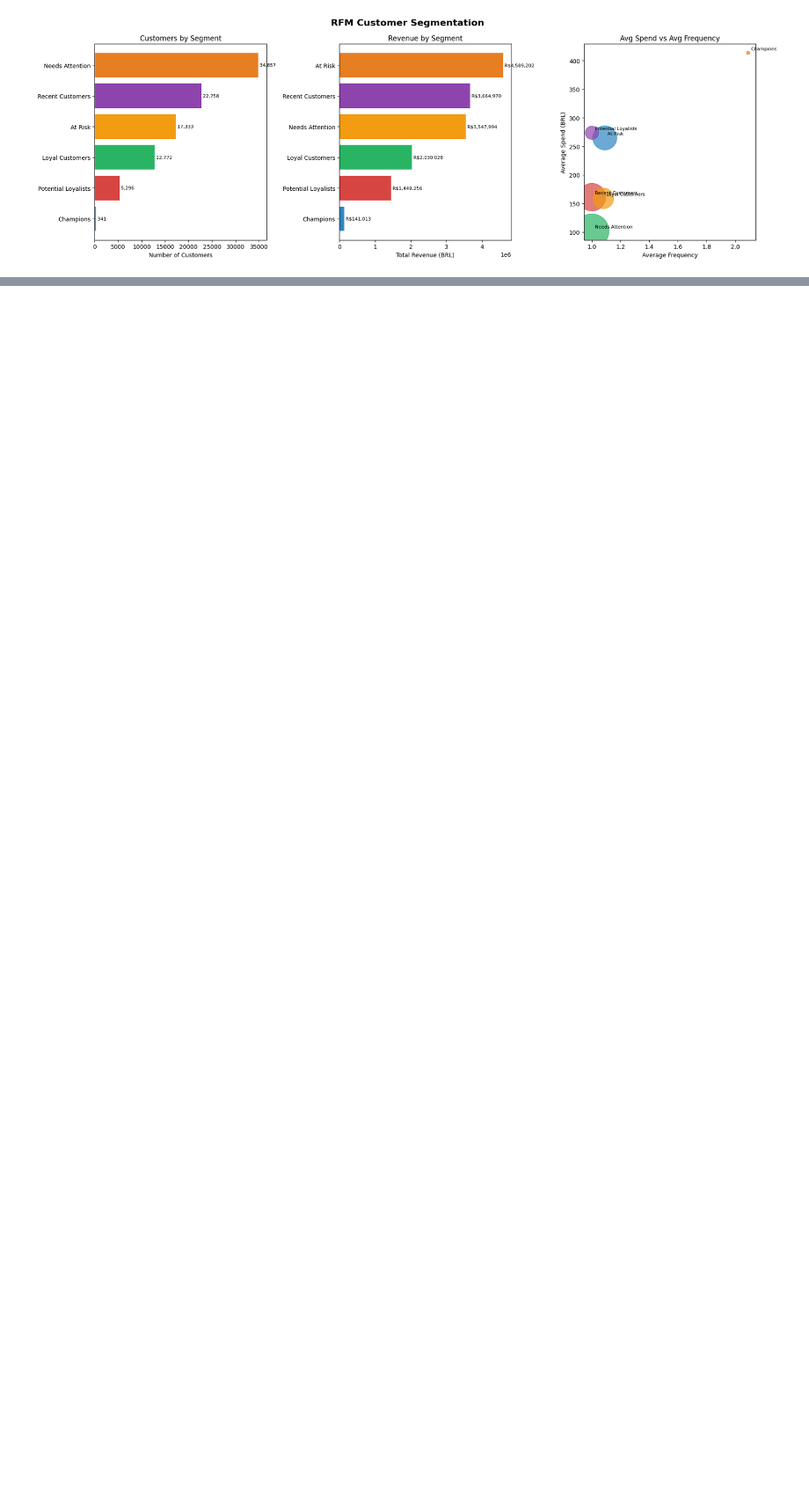
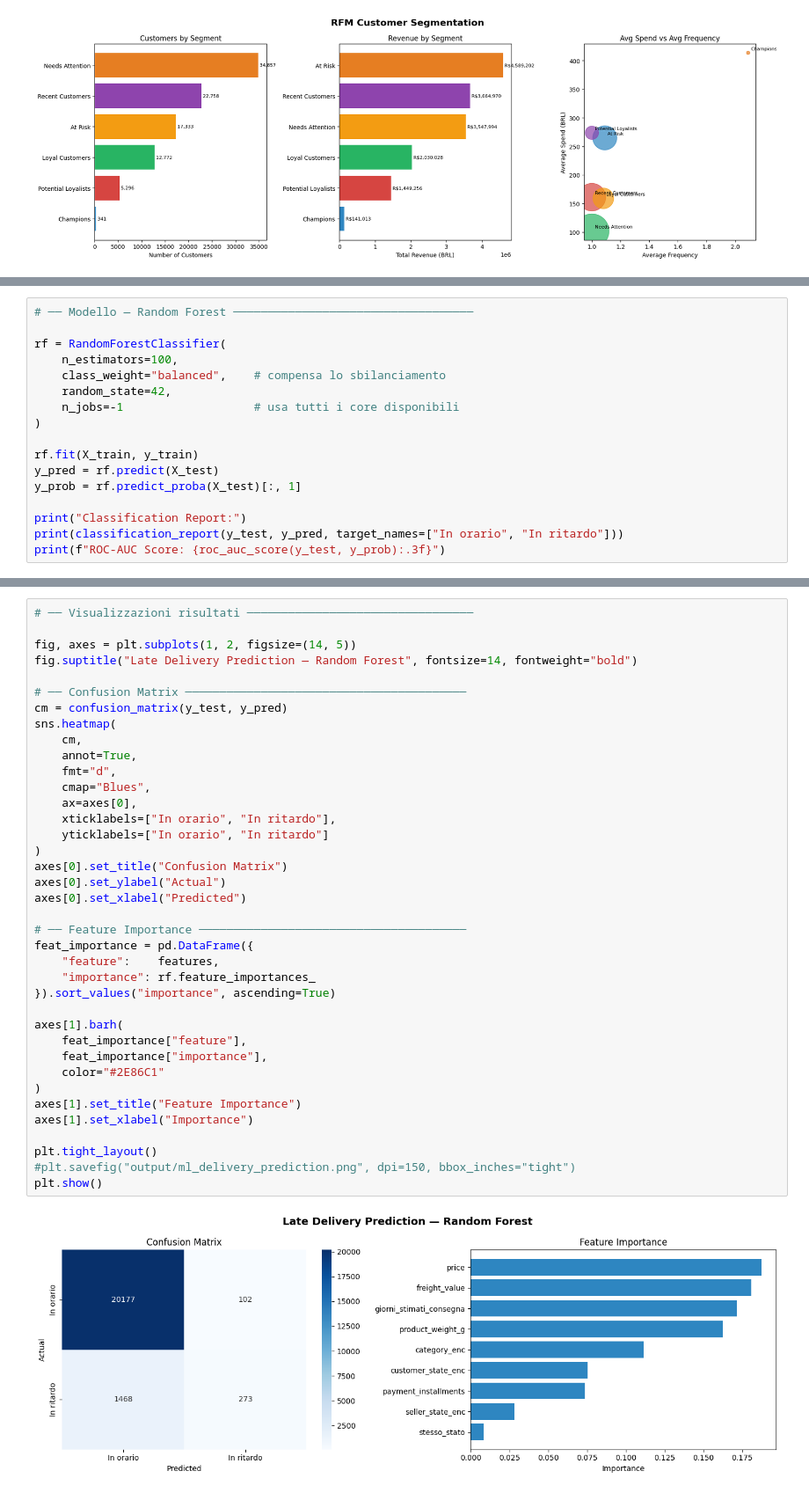
Before and after one commit to marinoalfonso/olist-ecommerce-analysis, a Jupyter notebook: notebooks/analysis.ipynb, the cells around one changed output, grey strips where cells are left out. Shown at 88% size. Drawn from its saved outputs; the diff is of its cells as text; blank space fills up the shorter version.

Commit message:
Add classification model

```diff
--- a/notebooks/analysis.ipynb
+++ b/notebooks/analysis.ipynb
@@ -371,0 +501,17 @@ plt.show()
+# %%
+# ── Modello — Random Forest ───────────────────────────────────
+
+rf = RandomForestClassifier(
+    n_estimators=100,
+    class_weight="balanced",    # compensa lo sbilanciamento
+    random_state=42,
+    n_jobs=-1                   # usa tutti i core disponibili
+)
+
+rf.fit(X_train, y_train)
+y_pred = rf.predict(X_test)
+y_prob = rf.predict_proba(X_test)[:, 1]
+
+print("Classification Report:")
+print(classification_report(y_test, y_pred, target_names=["In orario", "In ritardo"]))
+print(f"ROC-AUC Score: {roc_auc_score(y_test, y_prob):.3f}")
@@ -371,0 +573,40 @@ plt.show()
+# %%
+# ── Visualizzazioni risultati ─────────────────────────────────
+
+fig, axes = plt.subplots(1, 2, figsize=(14, 5))
+fig.suptitle("Late Delivery Prediction — Random Forest", fontsize=14, fontweight="bold")
+
+# ── Confusion Matrix ─────────────────────────────────────────
+cm = confusion_matrix(y_test, y_pred)
+sns.heatmap(
+    cm,
+    annot=True,
+    fmt="d",
+    cmap="Blues",
+    ax=axes[0],
+    xticklabels=["In orario", "In ritardo"],
+    yticklabels=["In orario", "In ritardo"]
+)
+axes[0].set_title("Confusion Matrix")
+axes[0].set_ylabel("Actual")
+axes[0].set_xlabel("Predicted")
+
+# ── Feature Importance ───────────────────────────────────────
+feat_importance = pd.DataFrame({
+    "feature":    features,
+    "importance": rf.feature_importances_
+}).sort_values("importance", ascending=True)
+
+axes[1].barh(
+    feat_importance["feature"],
+    feat_importance["importance"],
+    color="#2E86C1"
+)
+axes[1].set_title("Feature Importance")
+axes[1].set_xlabel("Importance")
+
+plt.tight_layout()
+#plt.savefig("output/ml_delivery_prediction.png", dpi=150, bbox_inches="tight")
+plt.show()
+# %% [output]
+[figure, added]
```
Also changed, not shown: parts of 8 cells of this notebook.
